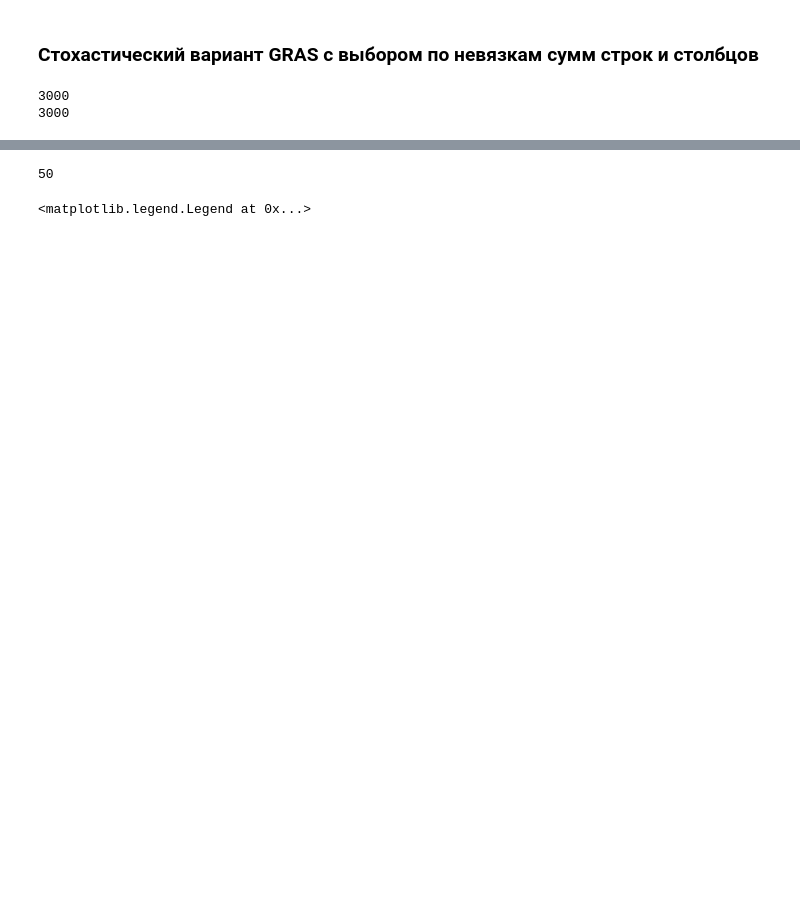
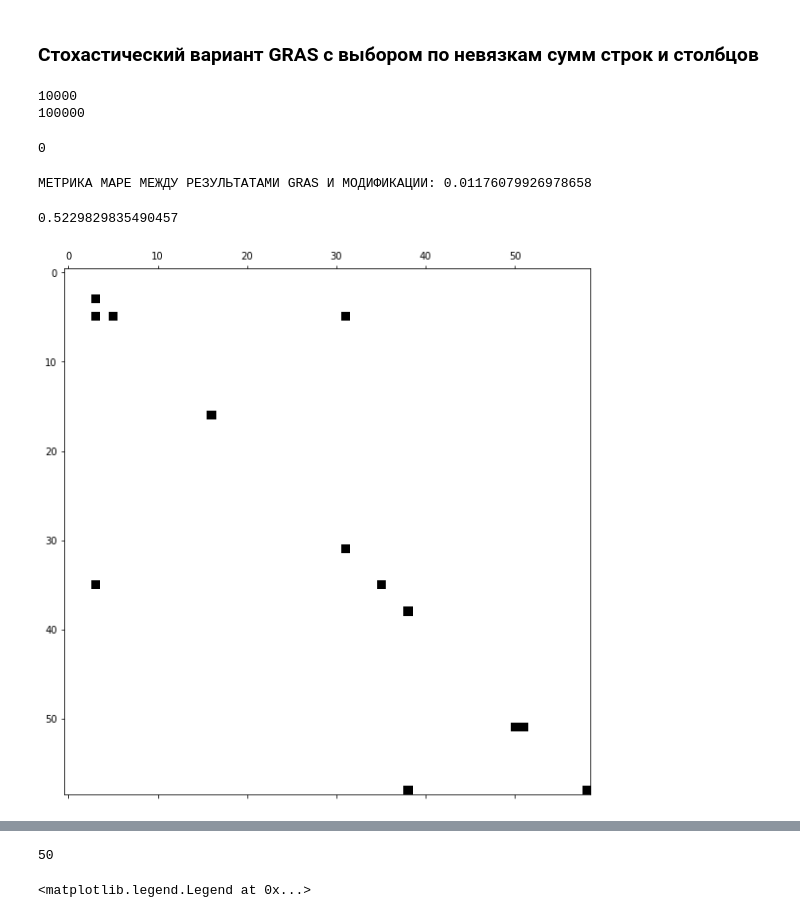
Before and after one commit to sofvnv/input-output-tables-projection, a Jupyter notebook: projection_RUS.ipynb, the cells around one changed output, grey strips where cells are left out. Drawn from its saved outputs; the diff is of its cells as text; code cells hidden in the pictures; blank space fills up the shorter version.

```diff
--- a/projection_RUS.ipynb
+++ b/projection_RUS.ipynb
@@ -557,7 +544,7 @@ def count_masked_s(k,r,s,u,A):
 
 import copy
 
-k = 1
+k = 10
 
 P = split_A_to_PN(A)[0]
 
@@ -571,7 +558,7 @@ norm_vector = []
 arg_vector = []
 memory_r = np.ones(len(r))/2
 counter = 0
-limit = 3e3
+limit = 1e4
 update_counter = 0
 
 while np.linalg.norm(r - memory_r) > eps and counter < limit:
@@ -590,8 +577,30 @@ while np.linalg.norm(r - memory_r) > eps and counter < limit:
     counter  += 1
 print(counter)
 print(update_counter)
+RESULT2 = np.diag(r)@A@np.diag(s)
 #print(r)
 #print(s)
 # %% [output]
-3000
-3000
+10000
+100000
+# %%
+'''Проверим, что выполнены условия на нули'''
+
+#np.sum([RESULT == 0])
+np.sum([A < 0])
+# %% [output]
+0
+# %%
+'''
+СХОДИТСЯ ЛИ АЛГОРИТМ ТУДА ЖЕ? ДА.
+'''
+
+
+plt.figure(figsize = (10,10))
+plt.spy(RESULT2-RESULT,0.01)
+print('МЕТРИКА MAPE МЕЖДУ РЕЗУЛЬТАТАМИ GRAS И МОДИФИКАЦИИ: {}'.format(metrics.mape(RESULT,RESULT2)))
+np.linalg.norm(RESULT2-RESULT)
+# %% [output]
+МЕТРИКА MAPE МЕЖДУ РЕЗУЛЬТАТАМИ GRAS И МОДИФИКАЦИИ: 0.01176079926978658
+0.5229829835490457
+[figure, added]
```
Also changed, not shown: parts of 26 cells of this notebook.
